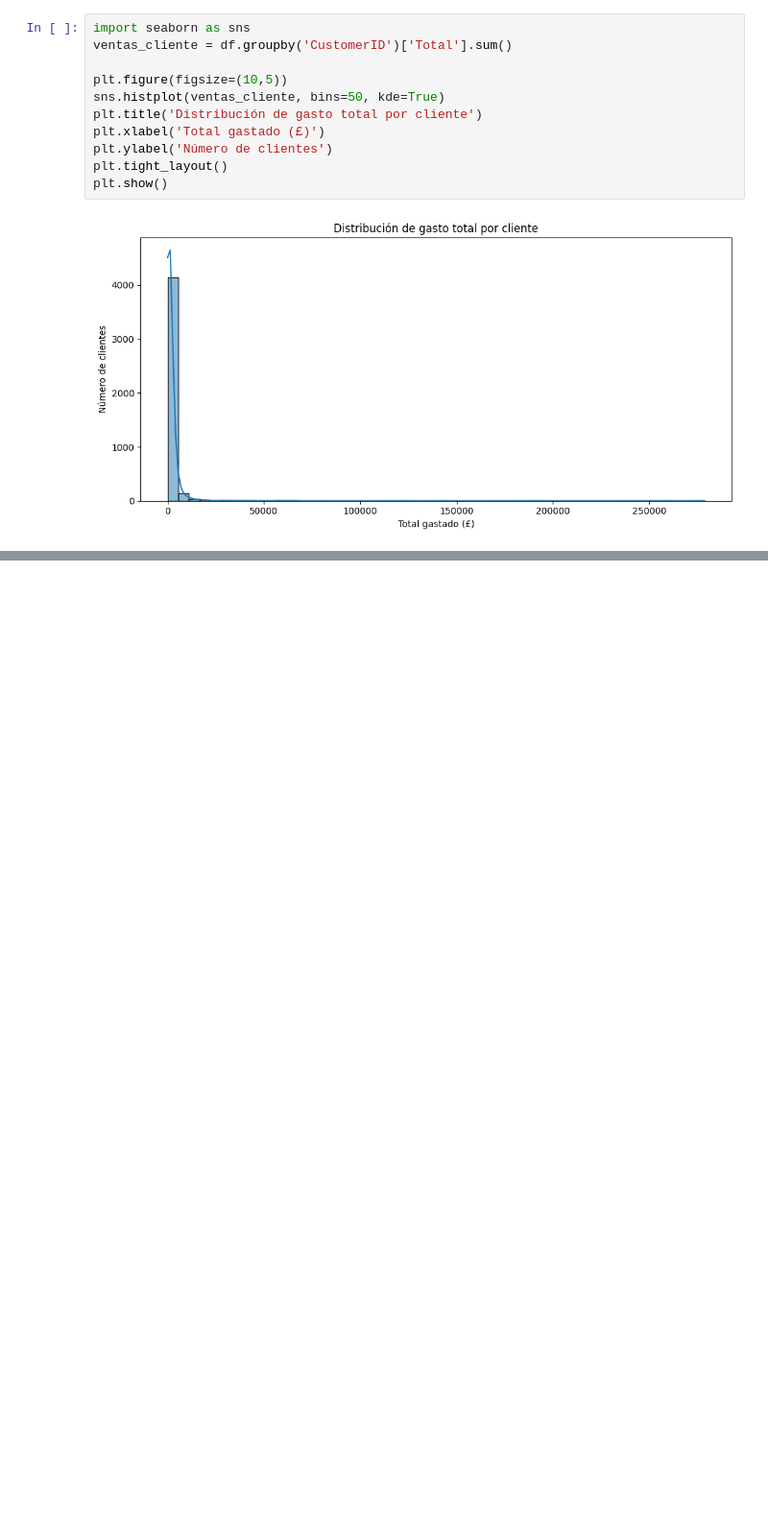
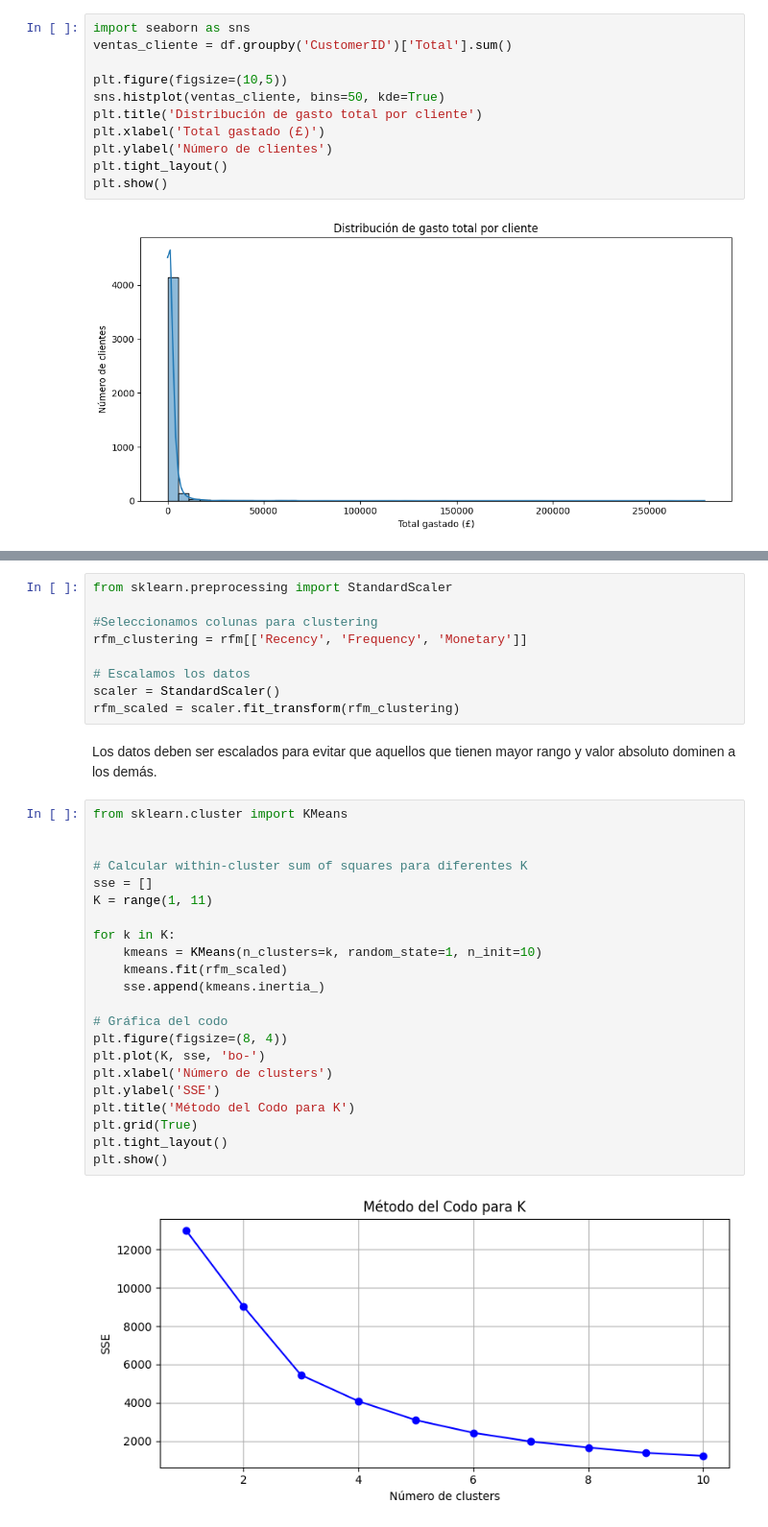
Before and after one commit to MiguelCrispim911/Proyecto-Segmentacion-RFM, a Jupyter notebook: notebooks/analisis.ipynb, the cells around one changed output, grey strips where cells are left out. Shown at 96% size. Cells and saved outputs as stored; diff of their text form; blank space fills up the shorter version.

```diff
--- a/notebooks/analisis.ipynb
+++ b/notebooks/analisis.ipynb
@@ -459,0 +507,35 @@ rfm
+# %%
+from sklearn.preprocessing import StandardScaler
+
+#Seleccionamos colunas para clustering
+rfm_clustering = rfm[['Recency', 'Frequency', 'Monetary']]
+
+# Escalamos los datos
+scaler = StandardScaler()
+rfm_scaled = scaler.fit_transform(rfm_clustering)
+# %% [markdown]
+Los datos deben ser escalados para evitar que aquellos que tienen mayor rango y valor absoluto dominen a los demás.
+# %%
+from sklearn.cluster import KMeans
+
+
+# Calcular within-cluster sum of squares para diferentes K
+sse = []
+K = range(1, 11)
+
+for k in K:
+    kmeans = KMeans(n_clusters=k, random_state=1, n_init=10)
+    kmeans.fit(rfm_scaled)
+    sse.append(kmeans.inertia_)
+
+# Gráfica del codo
+plt.figure(figsize=(8, 4))
+plt.plot(K, sse, 'bo-')
+plt.xlabel('Número de clusters')
+plt.ylabel('SSE')
+plt.title('Método del Codo para K')
+plt.grid(True)
+plt.tight_layout()
+plt.show()
+# %% [output]
+[figure, added]
```
Also changed, not shown: parts of 40 cells of this notebook.
